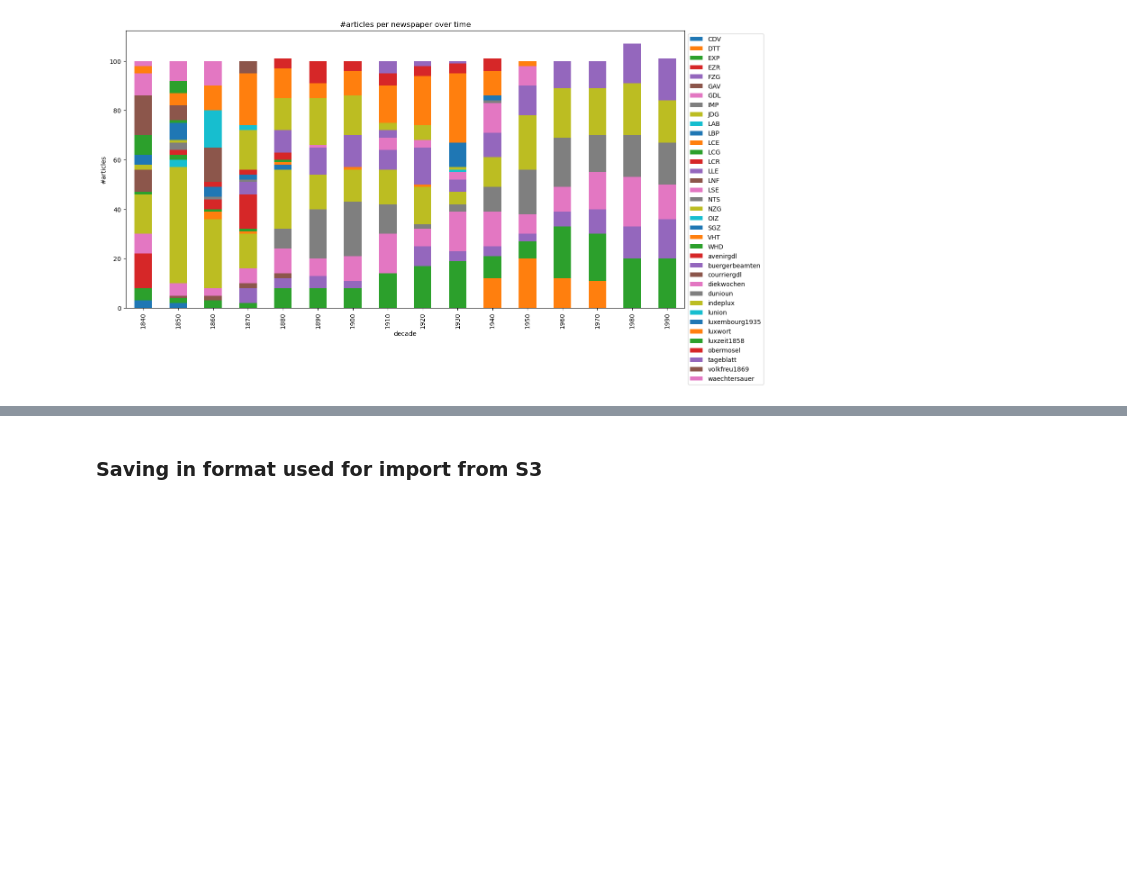
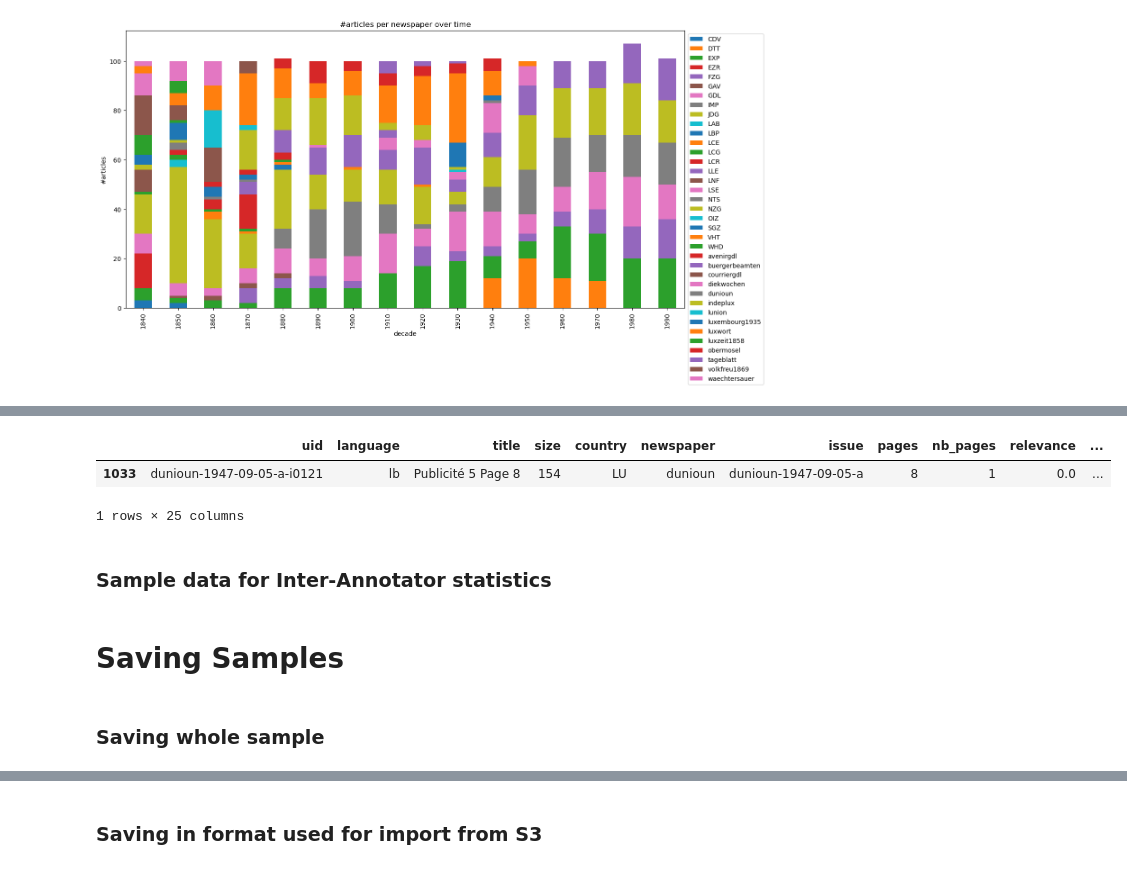
Before and after one commit to impresso/newsagency-classification, a Jupyter notebook: notebooks/sampling.ipynb, the cells around one changed output, grey strips where cells are left out. Saved outputs shown, nothing was run; the diff lists cells and outputs as text; code cells hidden in the pictures; blank space fills up the shorter version.

```diff
--- a/notebooks/sampling.ipynb
+++ b/notebooks/sampling.ipynb
@@ -930,0 +937,5 @@ df_train['uid'].to_string(index=False)
+# %%
+#first split languages, including Luxembourgish sample in German
+sample_de = sample_all.loc[(sample_all["language"] == "de") | (sample_all["language"] == "lb")]
+sample_fr = sample_all.loc[sample_all["language"] == "fr"]
+assert (len(sample_all) == (len(sample_de) + len(sample_fr)))
@@ -930,0 +982,8 @@ df_train['uid'].to_string(index=False)
+# %%
+sample_de[sample_de["language"]=="lb"]
+# %% [output]
+|  | uid | language | title | size | country | newspaper | issue | pages | nb_pages | relevance | ... |
+| 1033 | dunioun-1947-09-05-a-i0121 | lb | Publicité 5 Page 8 | 154 | LU | dunioun | dunioun-1947-09-05-a | 8 | 1 | 0.0 | ... |
+1 rows × 25 columns
+# %% [markdown]
+### Sample data for Inter-Annotator statistics
@@ -930,0 +1003,4 @@ df_train['uid'].to_string(index=False)
+# %% [markdown]
+# Saving Samples
+# %% [markdown]
+### Saving whole sample
```
Also changed, not shown: parts of 19 cells of this notebook, 14 other files.
